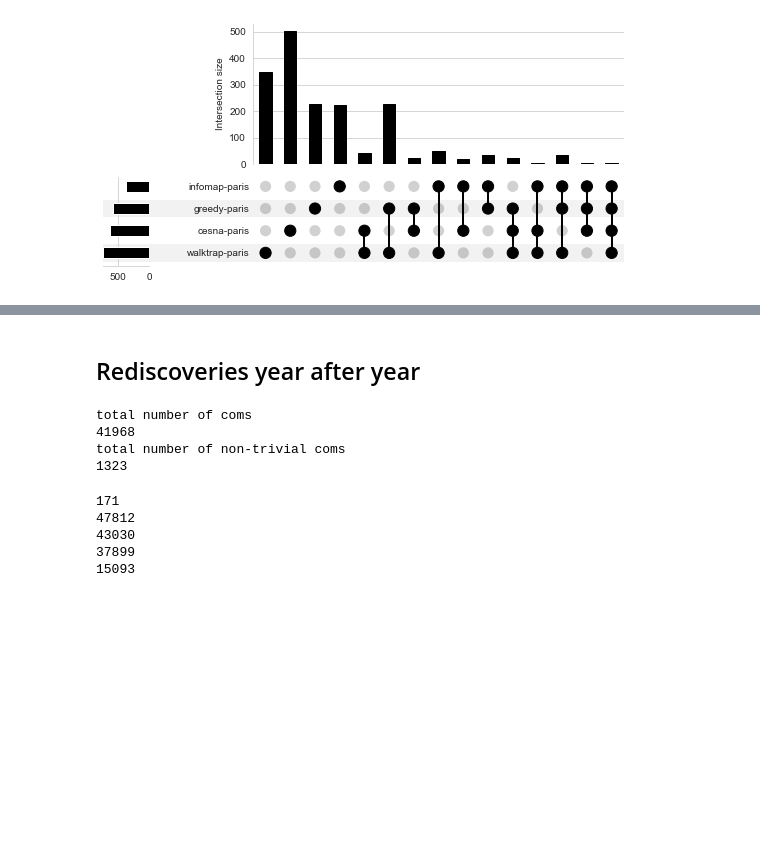
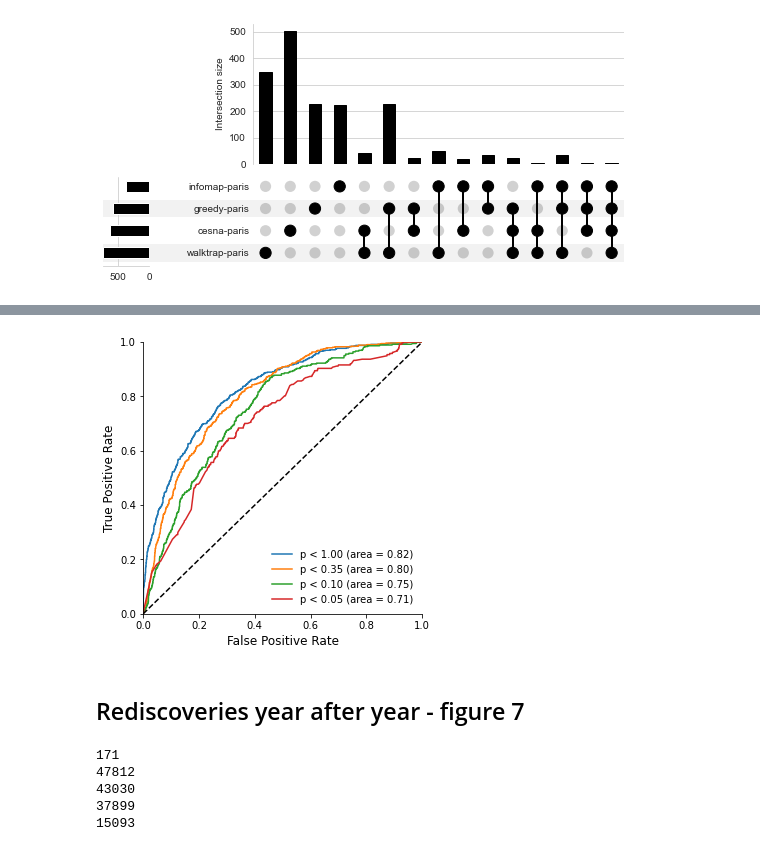
Before and after one commit to MSBradshaw/BOCC, a Jupyter notebook: Experiments/make_figures.ipynb, the cells around one changed output, grey strips where cells are left out. Cells and saved outputs as stored; diff of their text form; code cells hidden in the pictures; blank space fills up the shorter version.

```diff
--- a/Experiments/make_figures.ipynb
+++ b/Experiments/make_figures.ipynb
@@ -768,27 +756,38 @@ cesna-paris,greedy-paris,infomap-paris,walktrap-paris 3
+# %%
+fpr_1 = pickle.load(open('../Results/trained_19_20_test_2021_fpr_1.pkl','rb'))
+tpr_1 = pickle.load(open('../Results/trained_19_20_test_2021_tpr_1.pkl','rb'))
+fpr_p35 = pickle.load(open('../Results/trained_19_20_test_2021_fpr_p35.pkl','rb'))
+tpr_p35 = pickle.load(open('../Results/trained_19_20_test_2021_tpr_p35.pkl','rb'))
+fpr_p1 = pickle.load(open('../Results/trained_19_20_test_2021_fpr_p1.pkl','rb'))
+tpr_p1 = pickle.load(open('../Results/trained_19_20_test_2021_tpr_p1.pkl','rb'))
+fpr_p05 = pickle.load(open('../Results/trained_19_20_test_2021_fpr_p05.pkl','rb'))
+tpr_p05 = pickle.load(open('../Results/trained_19_20_test_2021_tpr_p05.pkl','rb'))
+auc_1 = pickle.load(open('../Results/trained_19_20_test_2021_auc_1.pkl','rb'))
+auc_p35 = pickle.load(open('../Results/trained_19_20_test_2021_auc_p35.pkl','rb'))
+auc_p1 = pickle.load(open('../Results/trained_19_20_test_2021_auc_p1.pkl','rb'))
+auc_p05 = pickle.load(open('../Results/trained_19_20_test_2021_auc_p05.pkl','rb'))
+
+# plot the roc curves
+fig, ax = plt.subplots()
+fig.set_size_inches(5, 5)
+plt.plot(fpr_1, tpr_1, label='p < 1.00 (area = %0.2f)' % auc_1)
+plt.plot(fpr_p35, tpr_p35, label='p < 0.35 (area = %0.2f)' % auc_p35)
+plt.plot(fpr_p1, tpr_p1, label='p < 0.10 (area = %0.2f)' % auc_p1)
+plt.plot(fpr_p05, tpr_p05, label='p < 0.05 (area = %0.2f)' % auc_p05)
+plt.plot([0, 1], [0, 1], 'k--')  # random predictions curve
+plt.xlim([0.0, 1.0])
+plt.ylim([0.0, 1.0])
+plt.xlabel('False Positive Rate',fontsize=std_fontsize)
+plt.ylabel('True Positive Rate',fontsize=std_fontsize)
+# remove top and right border
+ax = plt.gca()
+ax.spines['top'].set_visible(False)
+ax.spines['right'].set_visible(False)
+plt.legend(loc="lower right",frameon=False)
+plt.savefig('../PublicationFigures/trained_19_20_test_2021_roc.png',dpi=300)
+plt.show()
+# %% [output]
+[figure, added]
 # %% [markdown]
-## Rediscoveries year after year
+## Rediscoveries year after year - figure 7
-# %%
-# load 2019 coms
-g_subcoms_19 = load_clusters('../SubComs/2019/paris.greedy.2019.coms.txt')
-w_subcoms_19 = load_clusters('../SubComs/2019/paris.walktrap.2019.coms.txt')
-i_subcoms_19 = load_clusters('../SubComs/2019/paris.infomap.2019.coms.txt')
-c_subcoms_19 = load_clusters('../SubComs/2019/paris.cesna.2019.coms.txt')
-
-# print total numbe of coms
-print('total number of coms')
-print(len(g_subcoms_19) + len(w_subcoms_19) + len(i_subcoms_19) + len(c_subcoms_19))
-
-# remove trivial coms
-g_subcoms_19 = remove_trivial_coms(g_subcoms_19)
-w_subcoms_19 = remove_trivial_coms(w_subcoms_19)
-i_subcoms_19 = remove_trivial_coms(i_subcoms_19)
-c_subcoms_19 = remove_trivial_coms(c_subcoms_19)
-
-print('total number of non-trivial coms')
-print(len(g_subcoms_19) + len(w_subcoms_19) + len(i_subcoms_19) + len(c_subcoms_19))
-# %% [output]
-total number of coms
-41968
-total number of non-trivial coms
-1323
 # %%
```
Also changed, not shown: parts of 23 cells of this notebook, 1 other file.
